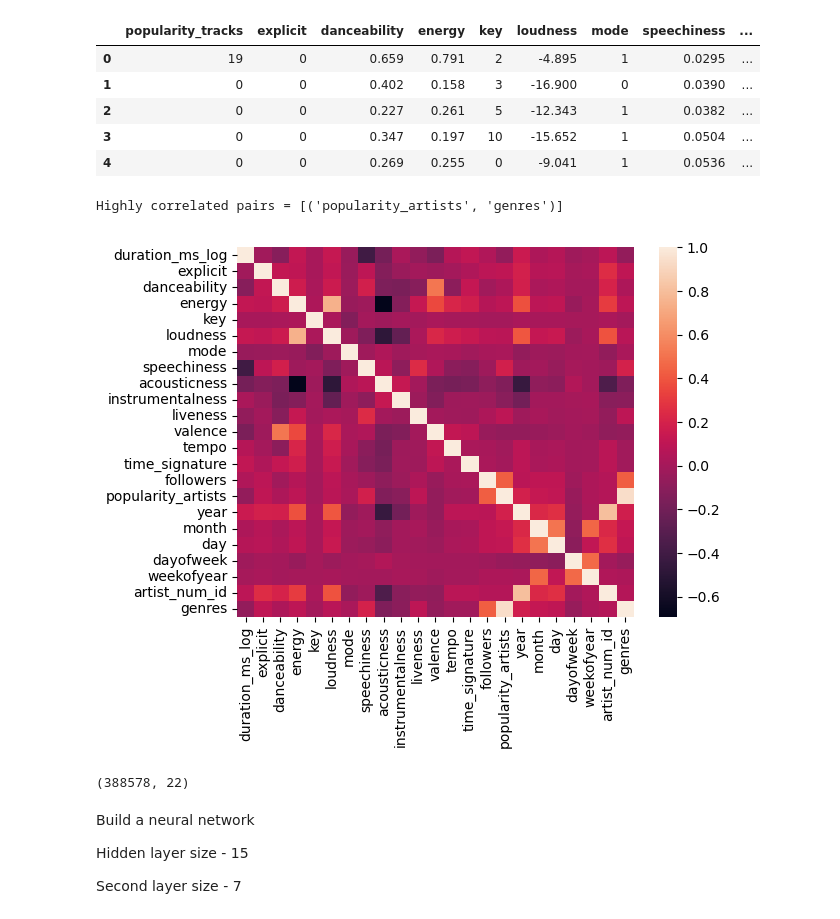
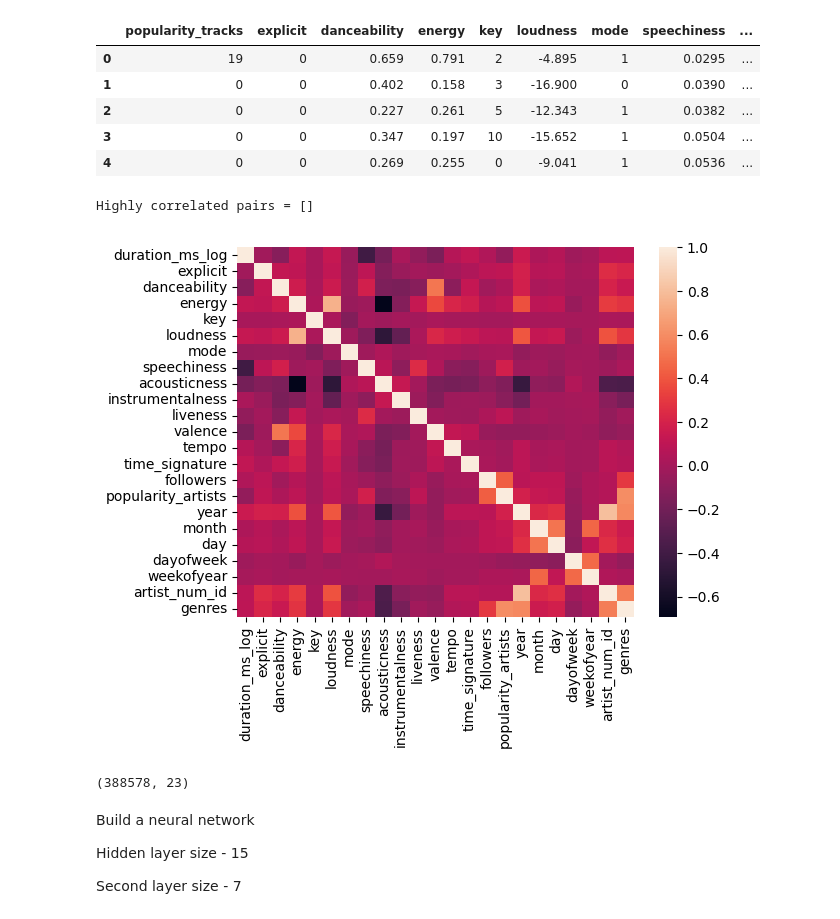
Before and after one commit to xmh3698/AML_Project, a Jupyter notebook: Neural Network Model.ipynb, the cells around one changed output. Saved outputs shown, nothing was run; the diff lists cells and outputs as text; code cells hidden in the pictures.

```diff
--- a/Neural Network Model.ipynb
+++ b/Neural Network Model.ipynb
@@ -54,7 +54,7 @@ print("There are "+str(len(all_genres))+" different genres in the dataset.")
 
 # Do a target encoding on each tuple of genres
 encoder = TargetEncoder(cols=["genres"])
-df_target = df_clean['popularity_artists']
+df_target = df_clean['popularity_tracks']
 encoder.fit(df_clean, df_target)
 df_clean = encoder.transform(df_clean)
 # %% [output]
@@ -85,28 +85,28 @@ target = ['popularity_tracks']
 # %%
 df_X = df_clean[num_features]
 corr = df_X.corr()
 sns.heatmap(corr)
 
 #Find the pairs of features correlated above 0.9
 corr_column_names = corr.columns
 highly_correlated_pairs = []
 
 for i in range (0,len(corr_column_names)):
     corr_column_name = corr_column_names[i]
     corr_column_values = corr[corr_column_name].values
     for j in range (i,len(corr_column_values)):
         if (i!=j) and (abs(corr_column_values[j]) >= 0.9):
             highly_correlated_pairs.append((corr_column_names[i],corr_column_names[j]))
 
 print("Highly correlated pairs = "+str(highly_correlated_pairs))
-df_X = df_X.drop(labels='genres', axis = 1)
+#df_X = df_X.drop(labels='genres', axis = 1)
 # %% [output]
-Highly correlated pairs = [('popularity_artists', 'genres')]
+Highly correlated pairs = []
-[figure, old version]
+[figure, new version]
 # %%
 df_X.shape
 # %% [output]
-(388578, 22)
+(388578, 23)
 # %%
 #num_classes = 7
 #y = keras.utils.to_categorical(np.array(df_clean[target]).reshape(-1), num_classes)
```
Also changed, not shown: parts of 7 cells of this notebook, 2 other files.
